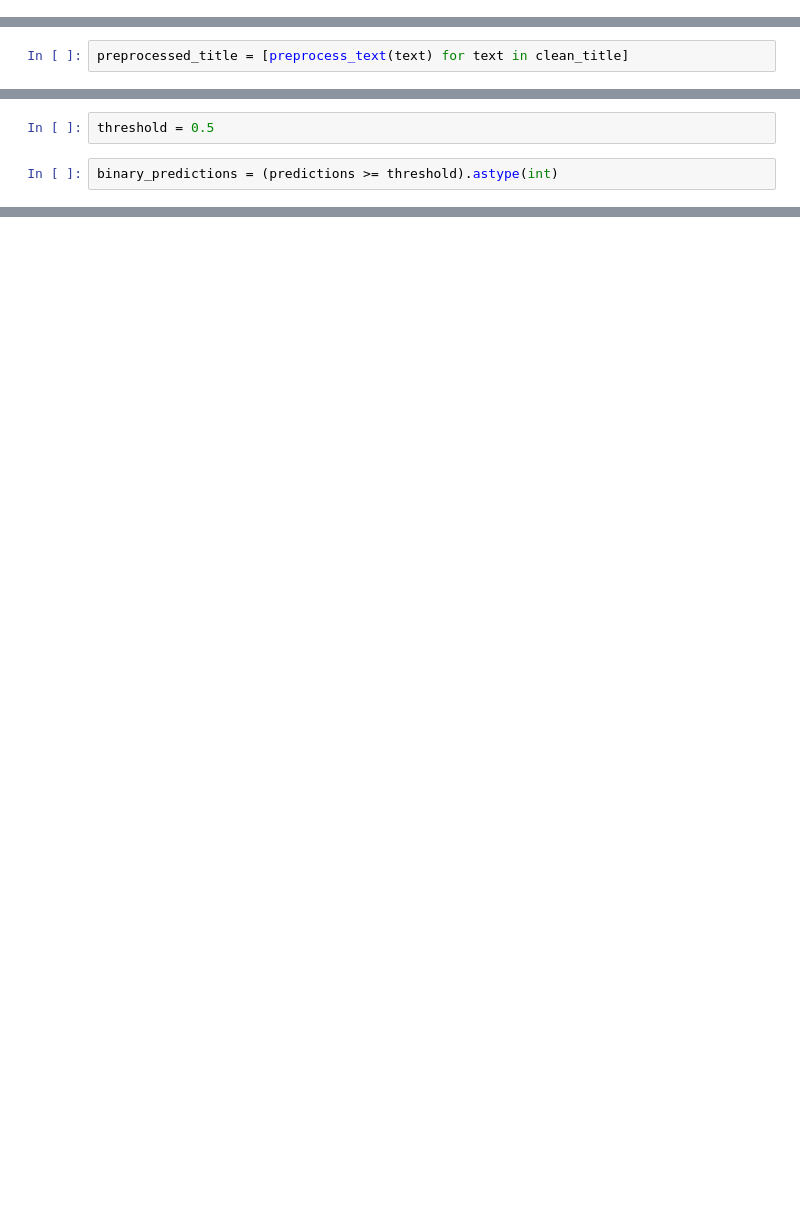
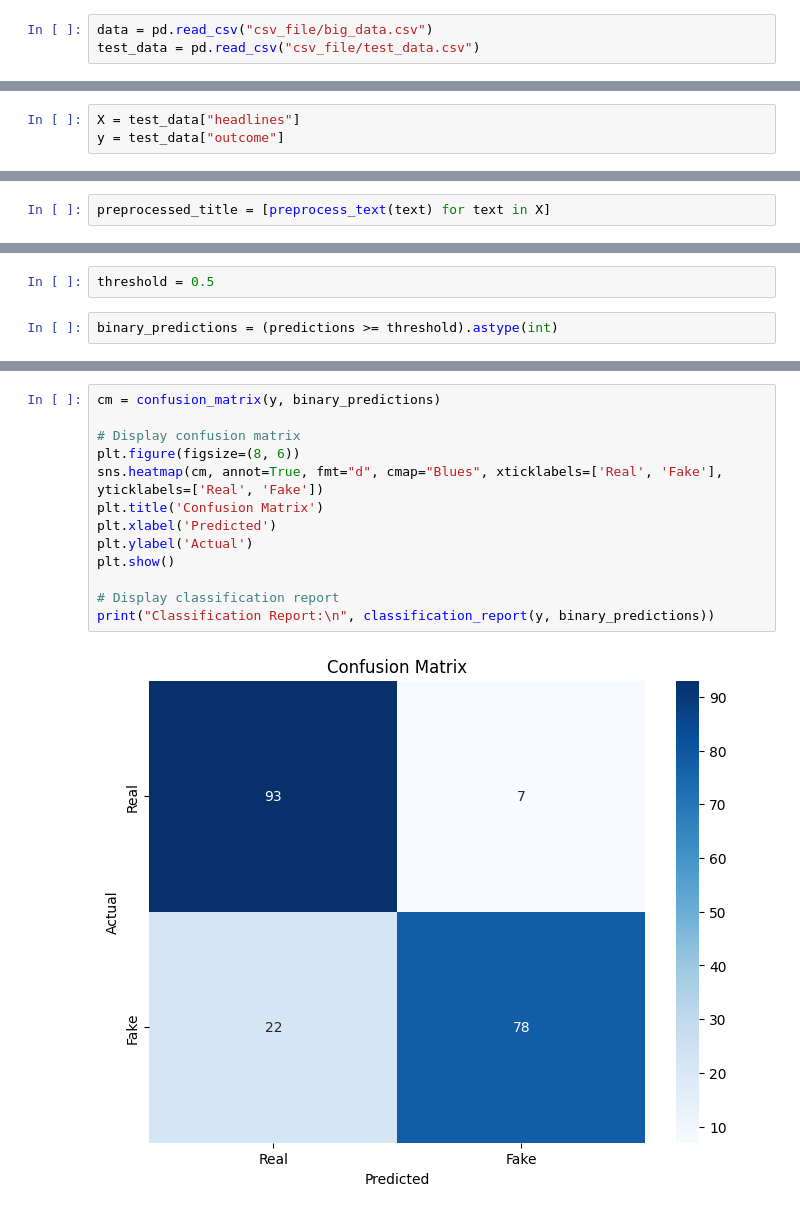
Before and after one commit to Lindb3rg/fake_-news, a Jupyter notebook: test2.ipynb, the cells around one changed output, grey strips where cells are left out. Cells and saved outputs as stored; diff of their text form; blank space fills up the shorter version.

```diff
--- a/test2.ipynb
+++ b/test2.ipynb
@@ -22,3 +28,6 @@ import spacy
+# %%
+data = pd.read_csv("csv_file/big_data.csv")
+test_data = pd.read_csv("csv_file/test_data.csv")
 # %%
 # Download NLTK resources
 nltk.download('punkt')
@@ -150,0 +220,3 @@ for index, i in enumerate(covid_articles['articles']):
+# %%
+X = test_data["headlines"]
+y = test_data["outcome"]
@@ -151,5 +232,5 @@ for index, i in enumerate(covid_articles['articles']):
 # %%
-preprocessed_title = [preprocess_text(text) for text in clean_title]
+preprocessed_title = [preprocess_text(text) for text in X]
 # %%
 new_sequences = tokenizer.texts_to_sequences(preprocessed_title)
 new_padded_sequence = pad_sequences(new_sequences, maxlen=maxlen)
@@ -171,0 +273,15 @@ for index, title in enumerate(clean_title):
+# %%
+cm = confusion_matrix(y, binary_predictions)
+
+# Display confusion matrix
+plt.figure(figsize=(8, 6))
+sns.heatmap(cm, annot=True, fmt="d", cmap="Blues", xticklabels=['Real', 'Fake'], yticklabels=['Real', 'Fake'])
+plt.title('Confusion Matrix')
+plt.xlabel('Predicted')
+plt.ylabel('Actual')
+plt.show()
+
+# Display classification report
+print("Classification Report:\n", classification_report(y, binary_predictions))
+# %% [output]
+[figure, added]
```
Also changed, not shown: parts of 14 cells of this notebook, 3 other files.
